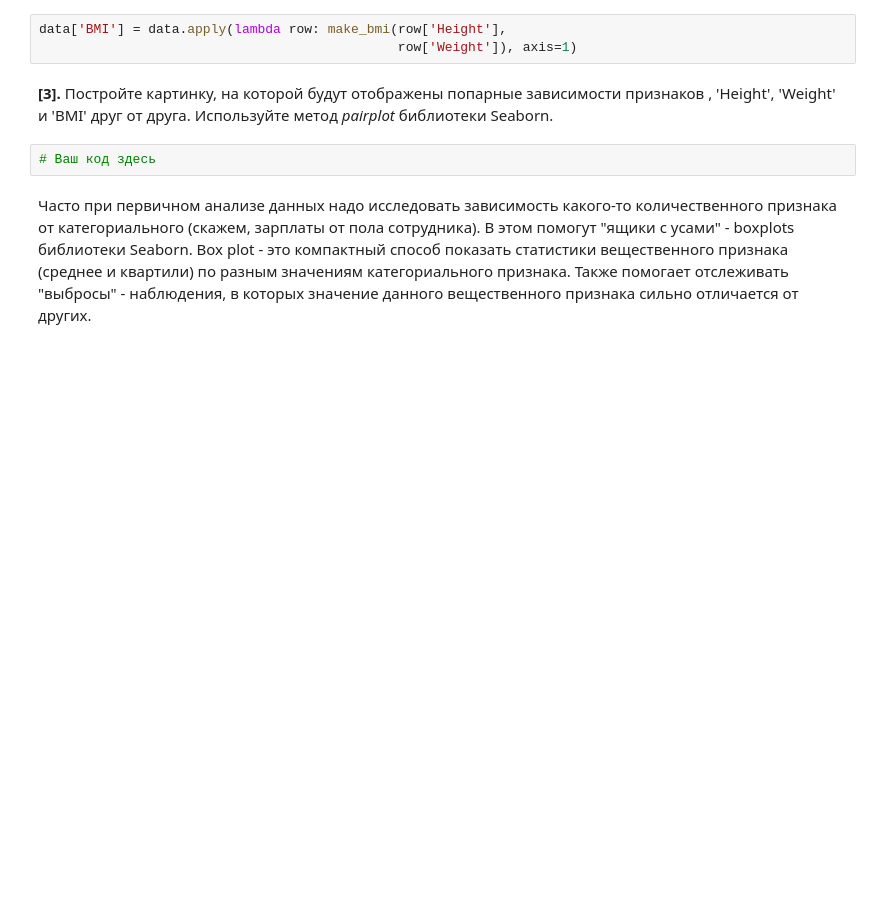
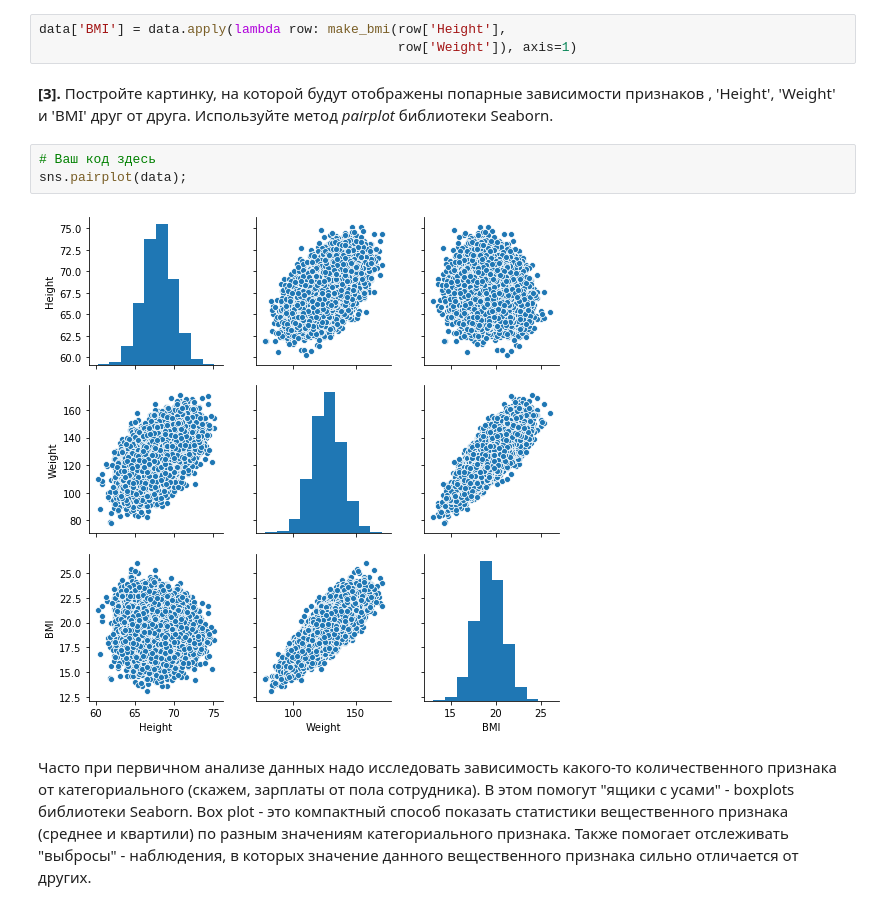
Before and after one commit to Mynzhassar/machine-learning-and-data-analysis, a Jupyter notebook: 2-supervised-learning/week_1/assignments/1_1_peer_review_linreg_height_weight.ipynb, the cells around one changed output. Cells and saved outputs as stored; diff of their text form; blank space fills up the shorter version.

```diff
--- a/2-supervised-learning/week_1/assignments/1_1_peer_review_linreg_height_weight.ipynb
+++ b/2-supervised-learning/week_1/assignments/1_1_peer_review_linreg_height_weight.ipynb
@@ -75,6 +90,9 @@ data['BMI'] = data.apply(lambda row: make_bmi(row['Height'],
 <p><strong>[3].</strong> Постройте картинку, на которой будут отображены попарные зависимости признаков , 'Height', 'Weight' и 'BMI' друг от друга. Используйте метод <em>pairplot</em> библиотеки Seaborn.</p>
 # %%
 # Ваш код здесь
+sns.pairplot(data);
+# %% [output]
+[figure, added]
 # %% [markdown]
 
 <p>Часто при первичном анализе данных надо исследовать зависимость какого-то количественного признака от категориального (скажем, зарплаты от пола сотрудника). В этом помогут "ящики с усами" - boxplots библиотеки Seaborn. Box plot - это компактный способ показать статистики вещественного признака (среднее и квартили) по разным значениям категориального признака. Также помогает отслеживать "выбросы" - наблюдения, в которых значение данного вещественного признака сильно отличается от других.</p>
```
Also changed, not shown: parts of 29 cells of this notebook.
